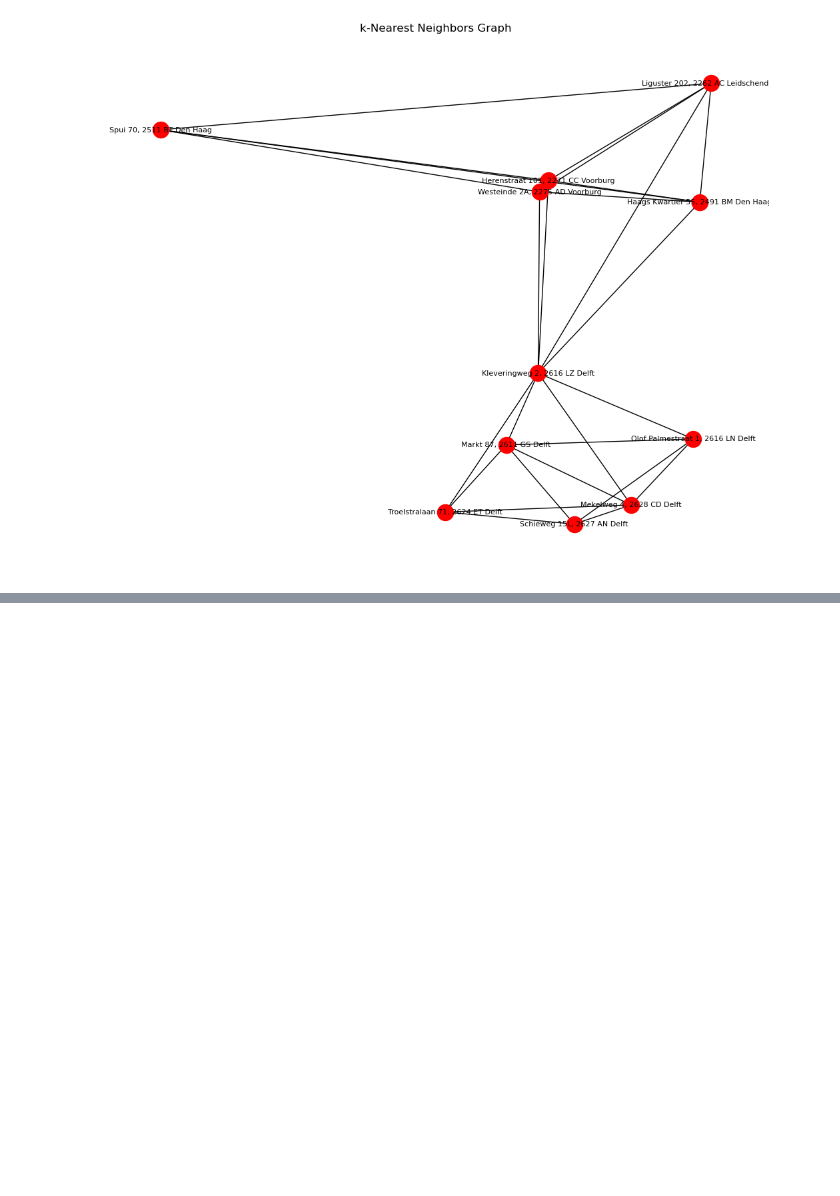
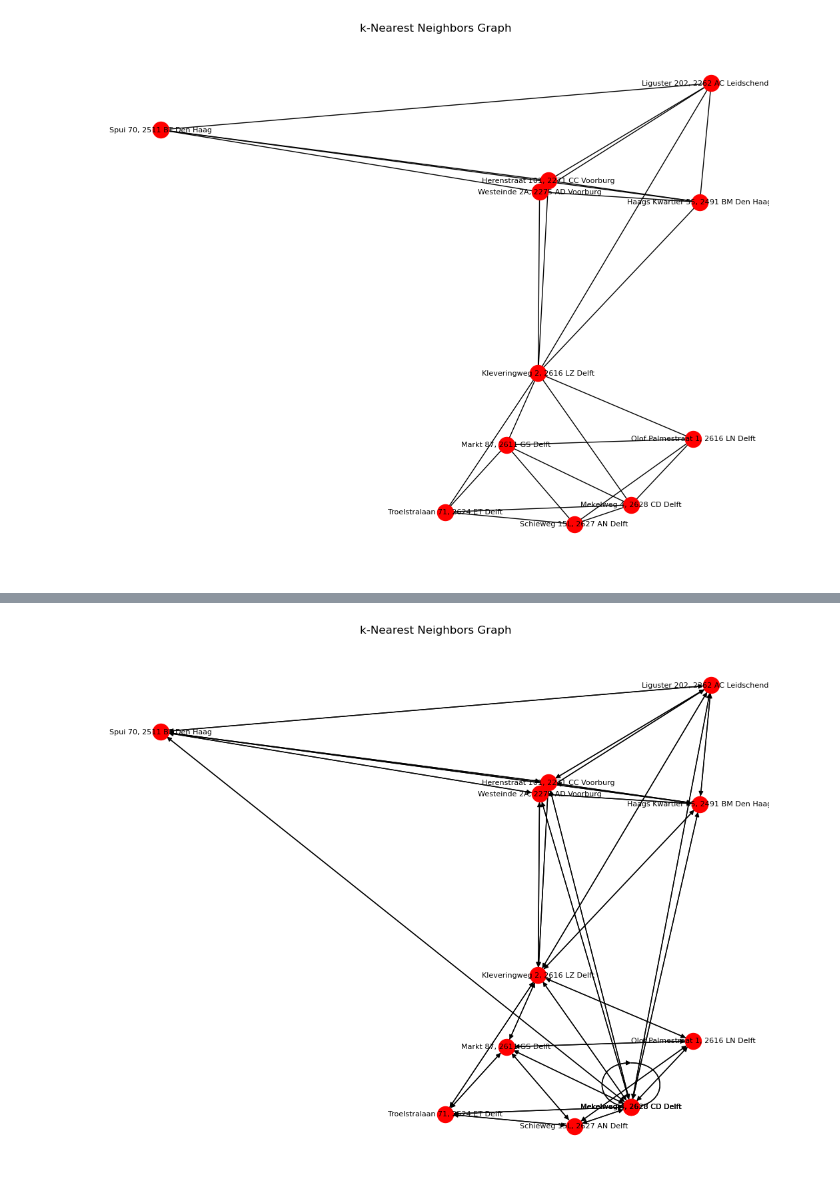
Before and after one commit to Tobiasloch/hackdelft, a Jupyter notebook: knn_graph_generation.ipynb, the cells around one changed output, grey strips where cells are left out. Cells and saved outputs as stored; diff of their text form; code cells hidden in the pictures; blank space fills up the shorter version.

Commit message:
knn graph generation added

```diff
--- a/knn_graph_generation.ipynb
+++ b/knn_graph_generation.ipynb
@@ -128,0 +153,29 @@ plot_knn_graph(G)
+# %%
+# Initialize the directed graph
+DG = nx.DiGraph()
+
+# Add nodes and their attributes from the undirected graph to the directed graph
+for node, data in G.nodes(data=True):
+    DG.add_node(node, **data)
+
+# Add both directions for each edge in the undirected graph
+for u, v in G.edges:
+    if DG.nodes[u]['address'] != 'Mekelweg 4, 2628 CD Delft' and DG.nodes[v]['address'] != 'Mekelweg 4, 2628 CD Delft':
+        DG.add_edge(u, v)
+        DG.add_edge(v, u)
+# %%
+copy_node_data = G.nodes[0]
+new_outgoing_node = 'source'
+new_incoming_node = 'sink'
+DG.add_node(new_outgoing_node, **copy_node_data)
+DG.add_node(new_incoming_node, **copy_node_data)
+
+# Connect the new outgoing node to all existing nodes with outgoing edges
+for node in DG.nodes:
+    if node != new_outgoing_node and node != new_incoming_node:
+        DG.add_edge(new_outgoing_node, node)
+
+# Connect the new incoming node to all existing nodes with incoming edges
+for node in DG.nodes:
+    if node != new_outgoing_node and node != new_incoming_node:
+        DG.add_edge(node, new_incoming_node)
@@ -128,0 +201,4 @@ plot_knn_graph(G)
+# %%
+plot_knn_graph(DG)
+# %% [output]
+[figure, added]
```
Also changed, not shown: parts of 4 cells of this notebook.
